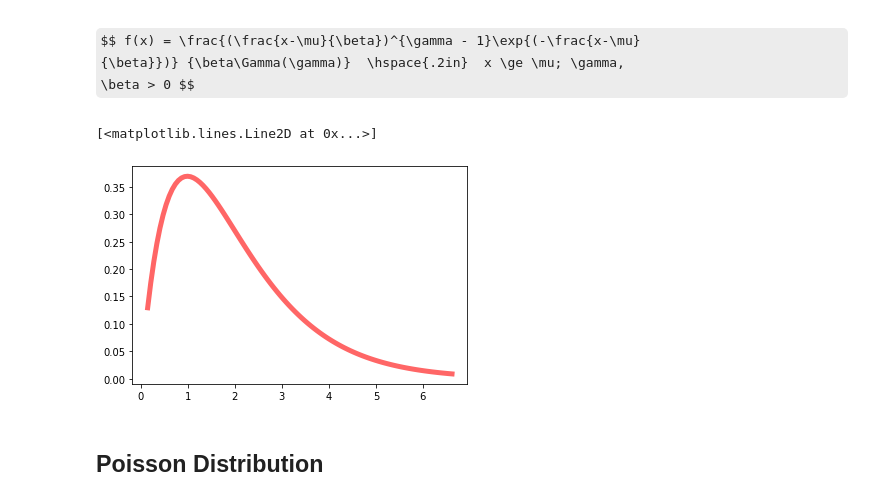
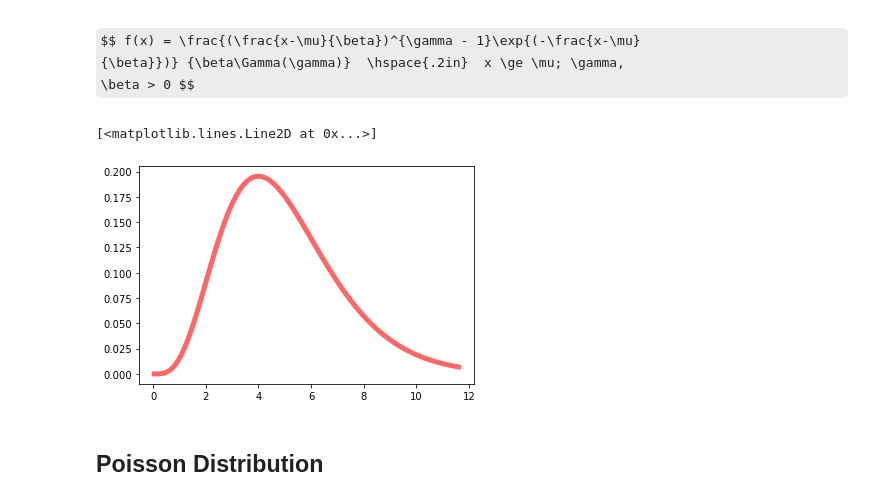
Before and after one commit to ardhiraka/FSDS_Guidelines, a Jupyter notebook: p0/w3/d2am.ipynb, the cells around one changed output. Cells and saved outputs as stored; diff of their text form; code cells hidden in the pictures; some formulas as TeX source.

```diff
--- a/p0/w3/d2am.ipynb
+++ b/p0/w3/d2am.ipynb
@@ -94,11 +238,11 @@ $$ f(x) = \frac{(\frac{x-\mu}{\beta})^{\gamma - 1}\exp{(-\frac{x-\mu}
 # %%
 from scipy.stats import gamma
 fig, ax = plt.subplots(1, 1)
-beta = 1.99
-x = np.linspace(gamma.ppf(0.01,beta),gamma.ppf(0.99,beta), 100)
+beta = 5
+x = np.linspace(gamma.ppf(0.000000001,beta),gamma.ppf(0.99,beta), 100)
 ax.plot(x, gamma.pdf(x,beta),'r-', lw=5, alpha=0.6, label='norm pdf')
 # %% [output]
 [<matplotlib.lines.Line2D at 0x...>]
-[figure, old version]
+[figure, new version]
 # %% [markdown]
 ## Poisson Distribution
```
Also changed, not shown: parts of 53 cells of this notebook.
